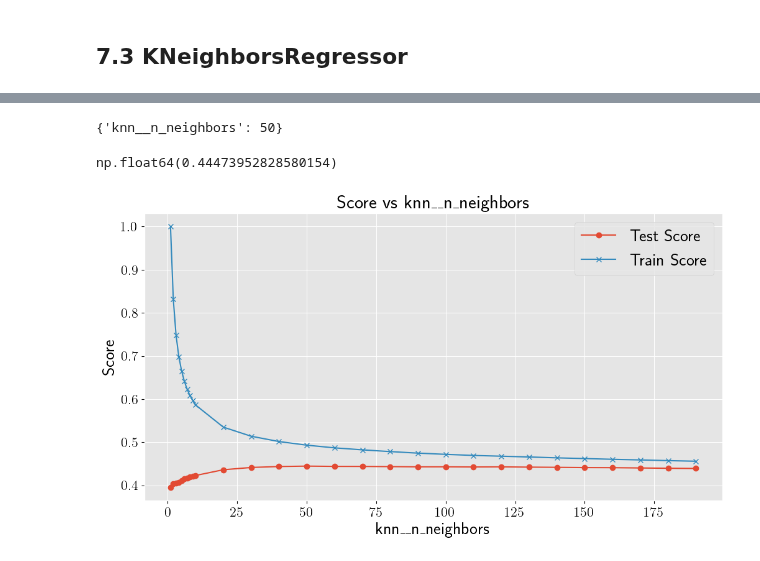
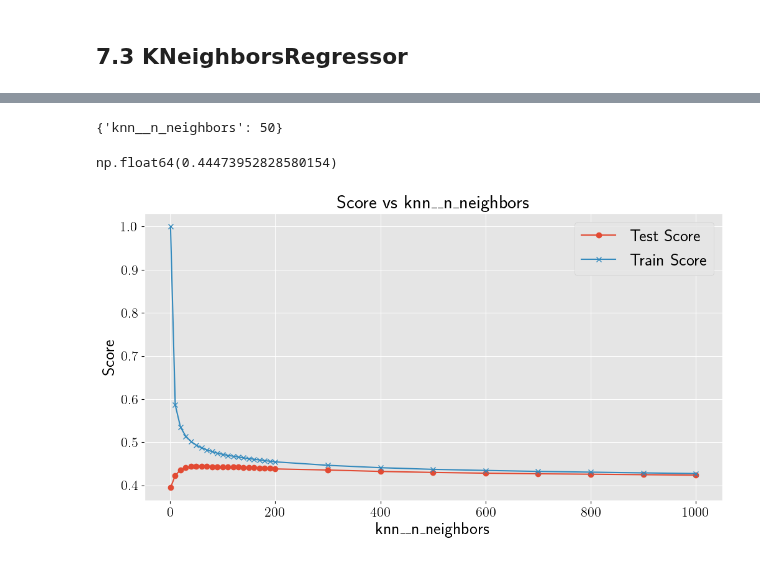
Before and after one commit to NatanSisoev/Chess-ML-Evaluator, a Jupyter notebook: notebooks/7_hyperparameters.ipynb, the cells around one changed output, grey strips where cells are left out. Cells and saved outputs as stored; diff of their text form; code cells hidden in the pictures.

Commit message:
Finished hyperparam opt, saved results

```diff
--- a/notebooks/7_hyperparameters.ipynb
+++ b/notebooks/7_hyperparameters.ipynb
@@ -67,9 +127,20 @@ knn_mm = ModelManager(pipeline)
 # %%
-knn_grid, knn_best_params, knn_best_score = knn_mm.optimize_hyperparameters(dm, knn_param_grid)  # ~50 minutes
+knn_param_grid = {
+    "knn__n_neighbors": [1] + list(range(10, 200, 20)) + list(range(200, 1001, 100)),
+}
+
+pipeline = Pipeline([
+    ("scaler", StandardScaler()),
+    ("knn", KNeighborsRegressor()),
+])
+
+knn_mm = ModelManager(pipeline)
+
+knn_grid, knn_best_params, knn_best_score = knn_mm.optimize_hyperparameters(dm, knn_param_grid)  # TODO: <1 hour (range(10, 200, 10) -> 1 hour)
 display(knn_best_params)
 display(knn_best_score)
 MetricsManager.plot_gridsearch_results(knn_grid, save=True, file="knn")
 # %% [output]
 {'knn__n_neighbors': 50}
 np.float64(0.44473952828580154)
-[figure, old version]
+[figure, new version]
```
Also changed, not shown: parts of 18 cells of this notebook, 4 other files.
